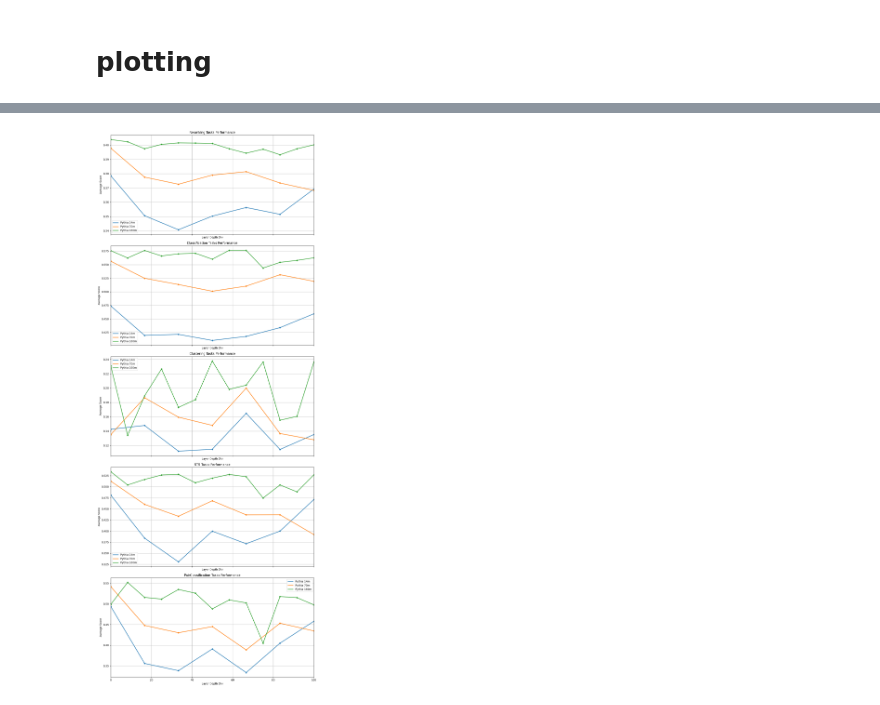
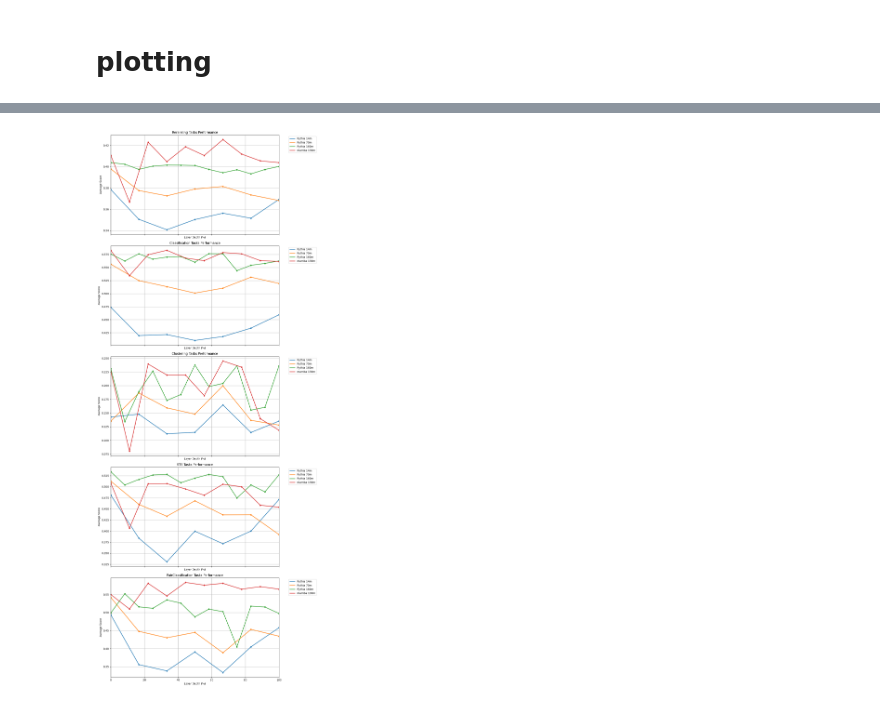
Before and after one commit to OFSkean/information_flow, a Jupyter notebook: experiments/view-mteb-results.ipynb, the cells around one changed output, grey strips where cells are left out. Saved outputs shown, nothing was run; the diff lists cells and outputs as text; code cells hidden in the pictures.

```diff
--- a/experiments/view-mteb-results.ipynb
+++ b/experiments/view-mteb-results.ipynb
@@ -79,18 +79,21 @@ def load_layerwise_results_for_specific_model(model_specs: ModelSpecifications,
             if dataset_name not in results['mteb']:
                 results['mteb'][dataset_name] = {}
                 results['mteb'][dataset_name]['scores'] = []
-
+                results['mteb'][dataset_name]['time_elapsed'] = []
             with open(json_file, 'r') as f:
                 data = json.load(f)
                 main_score = handle_special_mteb_results(data)
                 results['mteb'][dataset_name]['scores'].append(main_score)
 
+                time_elapsed = data.get('evaluation_time', None)
+                results['mteb'][dataset_name]['time_elapsed'].append(time_elapsed)
+
                 if 'task_type' not in results['mteb'][dataset_name]:
                     results['mteb'][dataset_name]['task_type'] = get_task_type_from_task_name(dataset_name)
     return results
 # %%
-model_family = 'Pythia'
-model_size = '160m'
+model_family = 'mamba'
+model_size = '130m'
 revision = 'main'
 
 model_specs = ModelSpecifications(model_family, model_size, revision=revision)
@@ -120,13 +159,13 @@ for i, (task_type, tasks) in enumerate(task_types.items()):
     for task, data in tasks.items():
         scores = data['scores']
         layers = range(len(scores))
-        ax.plot(layers, scores, label=task, alpha=0.7)
+        ax.plot(layers, scores, label=task, alpha=0.7, marker='x')
         all_scores.append(scores)
 
     # Calculate and plot the average line
     if all_scores:
         average_scores = np.mean(all_scores, axis=0)
-        ax.plot(layers, average_scores, label='Average', linewidth=3, color='black')
+        ax.plot(layers, average_scores, label='Average', linewidth=3, color='black', marker='x')
 
     ax.set_xlabel('Layer')
     ax.set_ylabel('Score')
@@ -141,59 +180,71 @@ plt.show()
 # %%
 import matplotlib.pyplot as plt
 import numpy as np
 import json
 
-# Load results for each model size
-model_sizes = ['14m', '70m', '160m']
+# Define model families and sizes
+model_families = ['Pythia', 'mamba']  # Add or modify as needed
+model_sizes = {
+    'Pythia': ['14m', '70m', '160m'],
+    'mamba': ['130m']
+}
+
 results = {}
 
-for size in model_sizes:
-    results[size] = load_layerwise_results_for_specific_model(ModelSpecifications(model_family, size, revision=revision), {'dataset_name': 'wikitext'})
+# Load results for each model family and size
+for family in model_families:
+    results[family] = {}
+    for size in model_sizes[family]:
+        results[family][size] = load_layerwise_results_for_specific_model(ModelSpecifications(family, size, revision=revision), {'dataset_name': 'wikitext'})
 
 # Group tasks by task type
 task_types = {}
-for size in model_sizes:
-    for task, data in results[size]['mteb'].items():
-        task_type = data['task_type']
-        if task_type not in task_types:
-            task_types[task_type] = {}
-        if task not in task_types[task_type]:
-            task_types[task_type][task] = {}
-        task_types[task_type][task][size] = data
+for family in model_families:
+    for size in model_sizes[family]:
+        for task, data in results[family][size]['mteb'].items():
+            task_type = data['task_type']
+            if task_type not in task_types:
+                task_types[task_type] = {}
+            if task not in task_types[task_type]:
+                task_types[task_type][task] = {}
+            if family not in task_types[task_type][task]:
+                task_types[task_type][task][family] = {}
+            task_types[task_type][task][family][size] = data
 
 # Create subplots
 num_task_types = len(task_types)
 fig, axs = plt.subplots(num_task_types, 1, figsize=(12, 6*num_task_types), sharex=True)
 
 for i, (task_type, tasks) in enumerate(task_types.items()):
     ax = axs[i] if num_task_types > 1 else axs
 
-    for size in model_sizes:
-        all_scores = []
-        max_layers = 0
-        for task, size_data in tasks.items():
-            if size in size_data:
-                scores = size_data[size]['scores']
-                max_layers = max(max_layers, len(scores))
-                all_scores.append(scores)
+    for family in model_families:
+        for size in model_sizes[family]:
+            all_scores = []
+            max_layers = 0
+            for task, family_data in tasks.items():
+                if family in family_data and size in family_data[family]:
+                    scores = family_data[family][size]['scores']
+                    max_layers = max(max_layers, len(scores))
+                    all_scores.append(scores)
 
-        # Calculate and plot the average line and points for each size
-        if all_scores:
-            average_scores = np.mean(all_scores, axis=0)
-            layers_percentage = np.linspace(0, 100, len(average_scores))
-            ax.plot(layers_percentage, average_scores, linewidth=2, label=f'{model_family} {size}')
-            ax.scatter(layers_percentage, average_scores, s=20)
+            # Calculate and plot the average line and points for each size
+            if all_scores:
+                average_scores = np.mean(all_scores, axis=0)
+                layers_percentage = np.linspace(0, 100, len(average_scores))
+                ax.plot(layers_percentage, average_scores, linewidth=2, label=f'{family} {size}')
+                ax.scatter(layers_percentage, average_scores, s=20)
 
     ax.set_xlabel('Layer Depth (%)')
     ax.set_ylabel('Average Score')
     ax.set_title(f'{task_type} Tasks Performance')
-    ax.legend()
+    ax.legend(bbox_to_anchor=(1.05, 1), loc='upper left')
     ax.grid(True)
     ax.set_xlim(0, 100)
 
 plt.tight_layout()
 plt.show()
 # %% [output]
-[figure, old version]
+[figure, new version]
 # %%
 layer_entropy = results['metrics']['layer_entropy']['maxEntropy']
```
Also changed, not shown: parts of 2 cells of this notebook, 3 other files.
